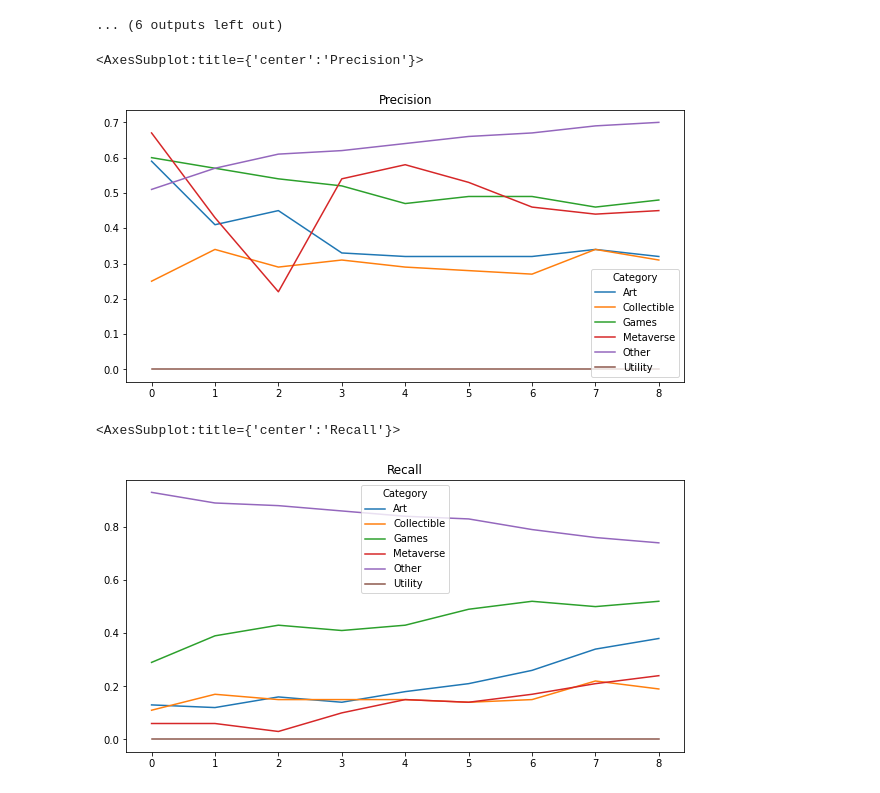
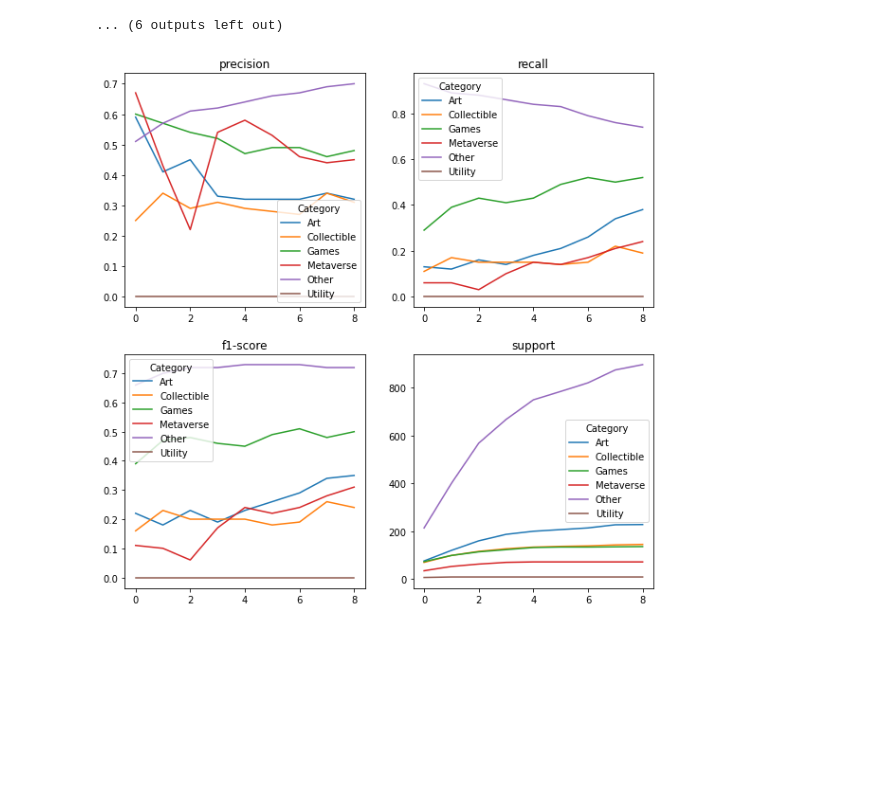
Before and after one commit to exilespacer/IS808_adv_DS_lab, a Jupyter notebook: NFT_categorizer/log_analyzer.ipynb, the cells around one changed output. Drawn from its saved outputs; the diff is of its cells as text; code cells hidden in the pictures; blank space fills up the shorter version.

```diff
--- a/NFT_categorizer/log_analyzer.ipynb
+++ b/NFT_categorizer/log_analyzer.ipynb
@@ -5,0 +10,3 @@
+# %%
+df_dashboard = pd.read_csv('data/category_dashboard.csv')
+df_dashboard.head()
@@ -5,0 +37,13 @@
+# %%
+x = (
+    df_dashboard
+    .groupby('slug')
+    .agg(
+        N = ('owner', 'count'),
+        is_known_category = ('is_true_category', 'sum'),
+        category = ('Category', 'first')
+    )
+    .sort_values('N', ascending = False)
+    .reset_index()
+)
+x
@@ -5,0 +109,2 @@
+# %%
+x.set_index('slug').loc[:, ['category']].head(20).to_csv('data/top20_NFT.csv')
@@ -141,14 +348,10 @@ Iteration 5
 | Utility | 0.00 | 0.00 | 0.00 | 9.0 |
 ... (6 outputs left out)
 # %%
-df_precision = pd.concat(list(map(lambda x: x.precision, dfs)), axis = 1).T.reset_index(drop=True)
-df_precision.plot(figsize = (10, 5), title = 'Precision')
+ncols = 2
+fig, axes = plt.subplots(nrows=2, ncols=ncols, figsize = (10, 10))
+for idx, metrics in enumerate(dfs[0].columns):
+    df = pd.concat(list(map(lambda x: x[metrics], dfs)), axis = 1).T.reset_index(drop=True)
+    df.plot(title = metrics, ax = axes[idx // ncols, idx % ncols])
 # %% [output]
-<AxesSubplot:title={'center':'Precision'}>
-[figure, old version]
+[figure, new version]
-# %%
-df_recall = pd.concat(list(map(lambda x: x.recall, dfs)), axis = 1).T.reset_index(drop=True)
-df_recall.plot(figsize = (10, 5), title = 'Recall')
-# %% [output]
-<AxesSubplot:title={'center':'Recall'}>
-[figure, removed]
```
Also changed, not shown: parts of 22 cells of this notebook, 1 other file.
